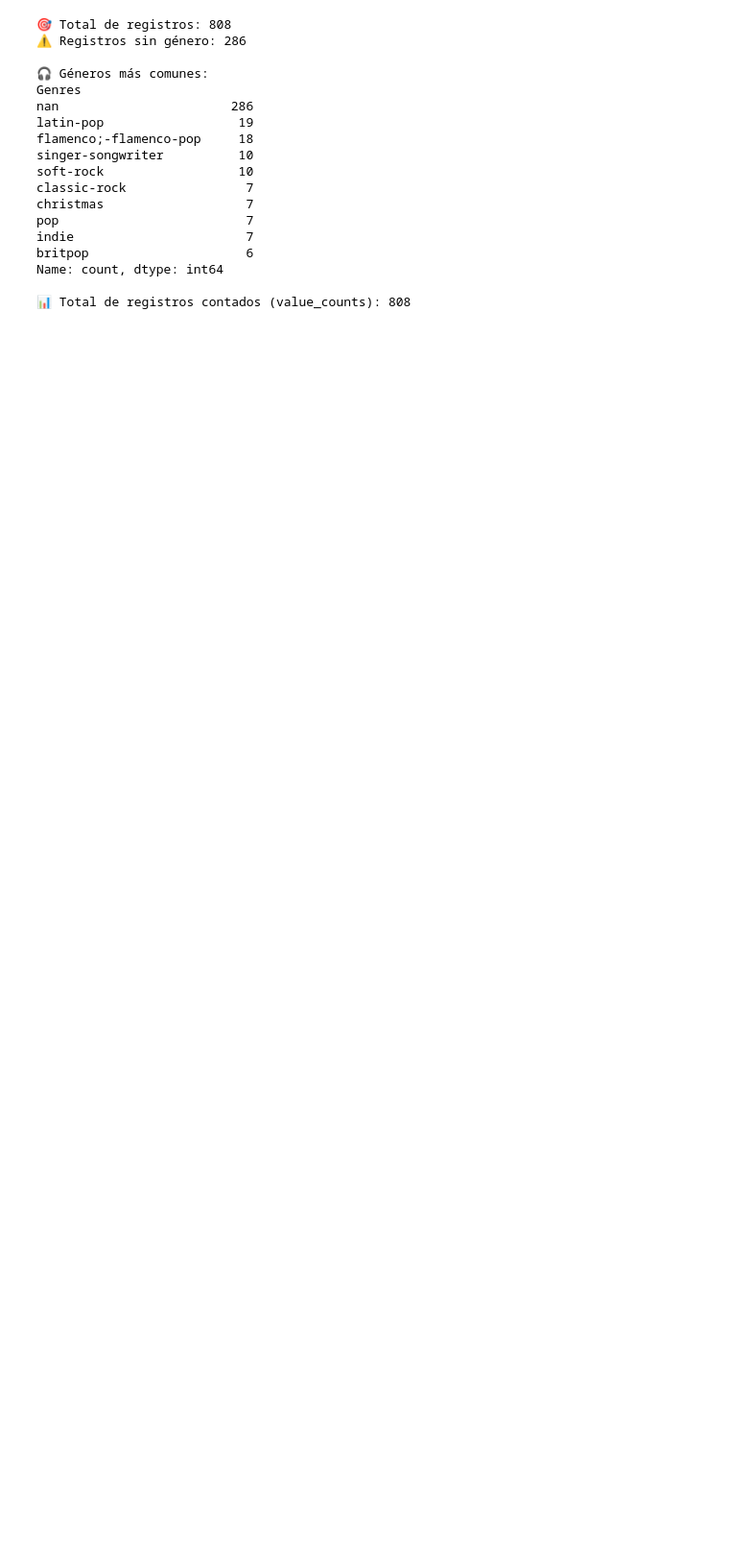
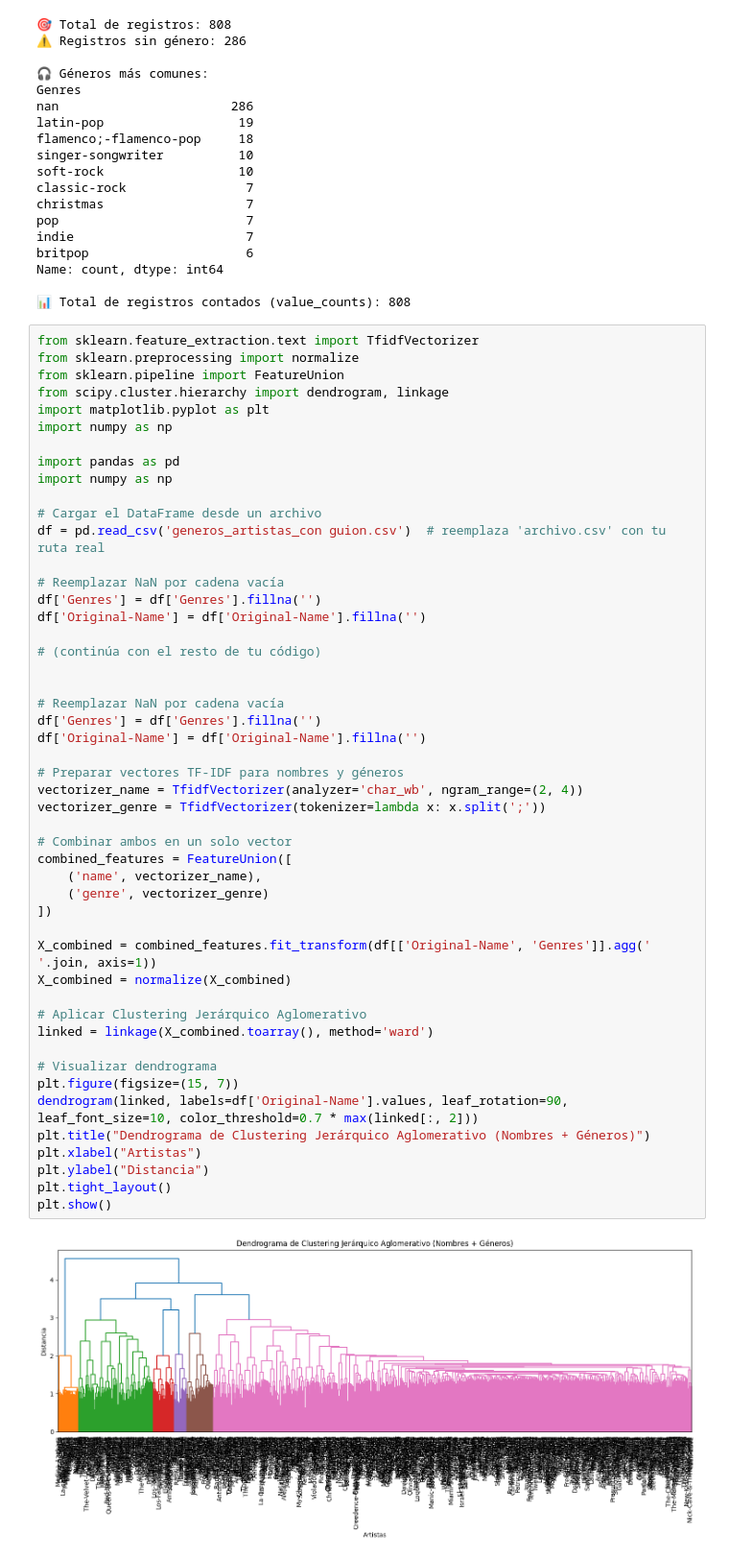
Before and after one commit to walterkocher/taller_intro2, a Jupyter notebook: prueba.ipynb, the cells around one changed output. Shown at 96% size. Drawn from its saved outputs; the diff is of its cells as text; blank space fills up the shorter version.

Commit message:
Cluster jerarquico

```diff
--- a/prueba.ipynb
+++ b/prueba.ipynb
@@ -637,3 +637,54 @@ britpop                     6
 Name: count, dtype: int64
 
 📊 Total de registros contados (value_counts): 808
+# %%
+from sklearn.feature_extraction.text import TfidfVectorizer
+from sklearn.preprocessing import normalize
+from sklearn.pipeline import FeatureUnion
+from scipy.cluster.hierarchy import dendrogram, linkage
+import matplotlib.pyplot as plt
+import numpy as np
+
+import pandas as pd
+import numpy as np
+
+# Cargar el DataFrame desde un archivo
+df = pd.read_csv('generos_artistas_con guion.csv')  # reemplaza 'archivo.csv' con tu ruta real
+
+# Reemplazar NaN por cadena vacía
+df['Genres'] = df['Genres'].fillna('')
+df['Original-Name'] = df['Original-Name'].fillna('')
+
+# (continúa con el resto de tu código)
+
+
+# Reemplazar NaN por cadena vacía
+df['Genres'] = df['Genres'].fillna('')
+df['Original-Name'] = df['Original-Name'].fillna('')
+
+# Preparar vectores TF-IDF para nombres y géneros
+vectorizer_name = TfidfVectorizer(analyzer='char_wb', ngram_range=(2, 4))
+vectorizer_genre = TfidfVectorizer(tokenizer=lambda x: x.split(';'))
+
+# Combinar ambos en un solo vector
+combined_features = FeatureUnion([
+    ('name', vectorizer_name),
+    ('genre', vectorizer_genre)
+])
+
+X_combined = combined_features.fit_transform(df[['Original-Name', 'Genres']].agg(' '.join, axis=1))
+X_combined = normalize(X_combined)
+
+# Aplicar Clustering Jerárquico Aglomerativo
+linked = linkage(X_combined.toarray(), method='ward')
+
+# Visualizar dendrograma
+plt.figure(figsize=(15, 7))
+dendrogram(linked, labels=df['Original-Name'].values, leaf_rotation=90, leaf_font_size=10, color_threshold=0.7 * max(linked[:, 2]))
+plt.title("Dendrograma de Clustering Jerárquico Aglomerativo (Nombres + Géneros)")
+plt.xlabel("Artistas")
+plt.ylabel("Distancia")
+plt.tight_layout()
+plt.show()
+# %% [output]
+[figure, added]
```
Also changed, not shown: parts of 1 cell of this notebook.
